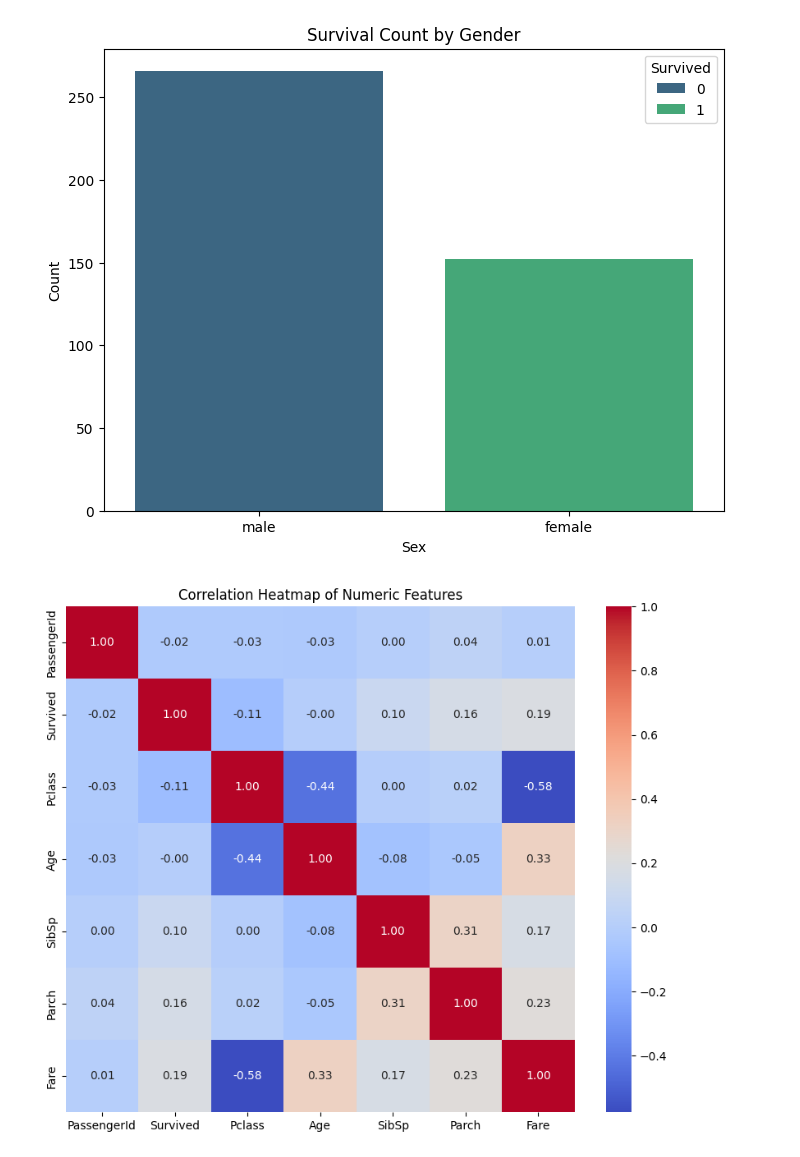
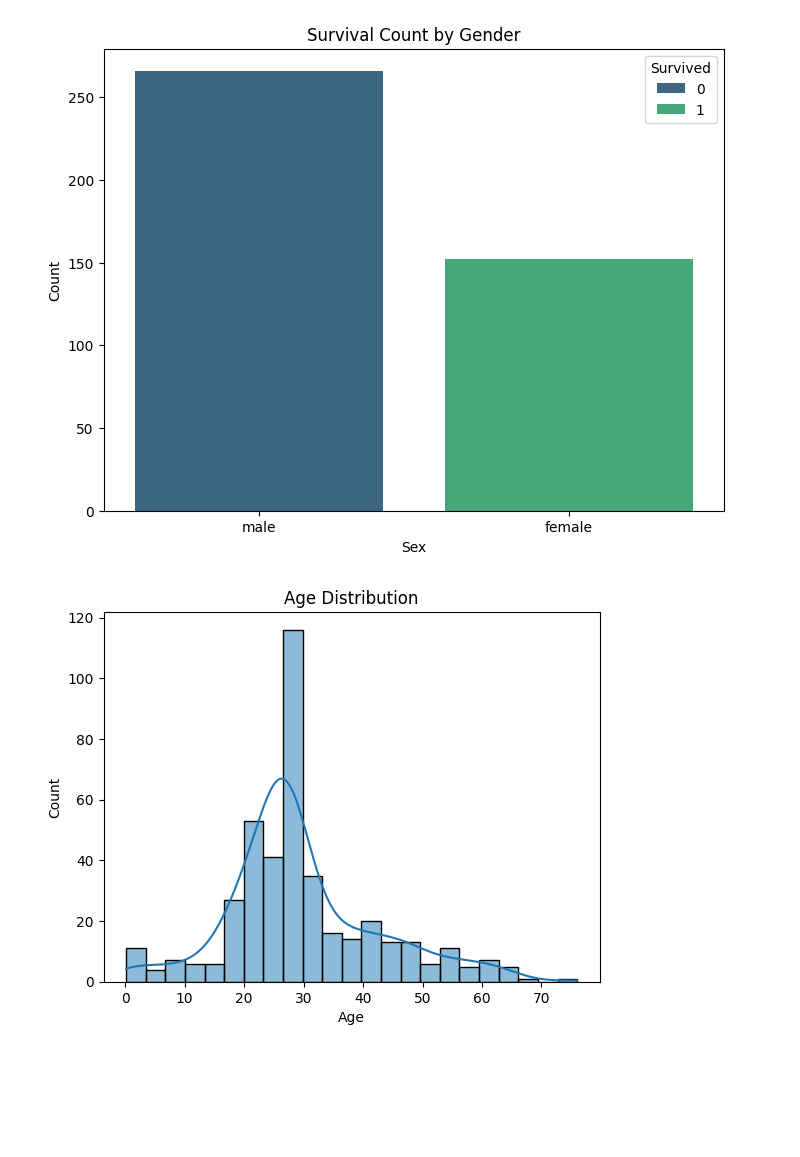
Before and after one commit to ovirce/360004---AI---SA2-Part-A---Code, a Jupyter notebook: 360004_AI_SA2_Part_A_Code.ipynb, the cells around one changed output. Saved outputs shown, nothing was run; the diff lists cells and outputs as text; code cells hidden in the pictures; blank space fills up the shorter version.

```diff
--- a/360004_AI_SA2_Part_A_Code.ipynb
+++ b/360004_AI_SA2_Part_A_Code.ipynb
@@ -97,11 +103,11 @@ plt.ylabel('Count')
 plt.show()
 # %% [output]
 [figure]
-# %%
-plt.figure(figsize=(10, 8))
-sns.heatmap(data.select_dtypes(include=np.number).corr(), annot=True, cmap='coolwarm', fmt=".2f")
-plt.title('Correlation Heatmap of Numeric Features')
-plt.show()
-# %% [output]
-[figure, removed]
+# %%
+plt.figure()
+sns.histplot(data['Age'], kde=True)
+plt.title('Age Distribution')
+plt.show()
+# %% [output]
+[figure, added]
 # %%
```
Also changed, not shown: parts of 11 cells of this notebook.
